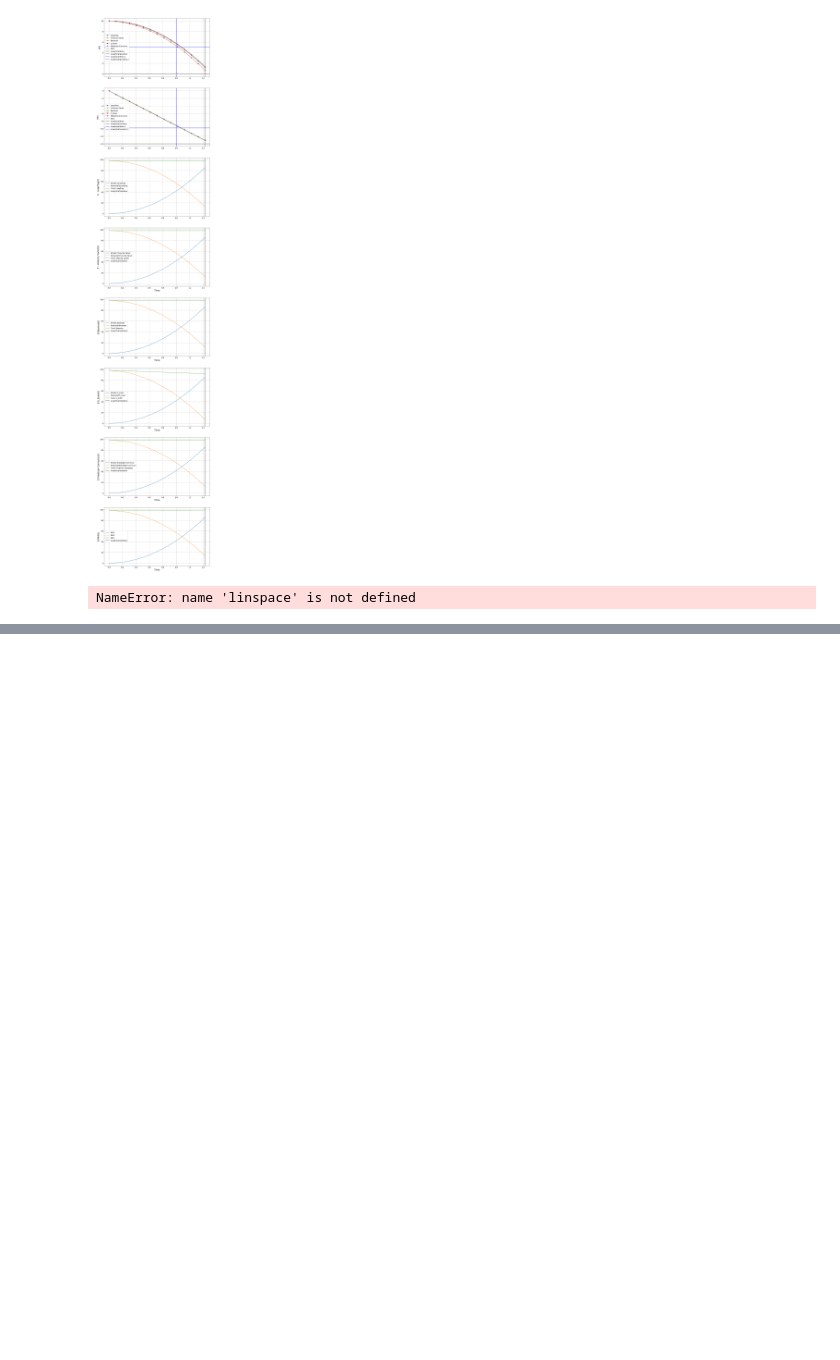
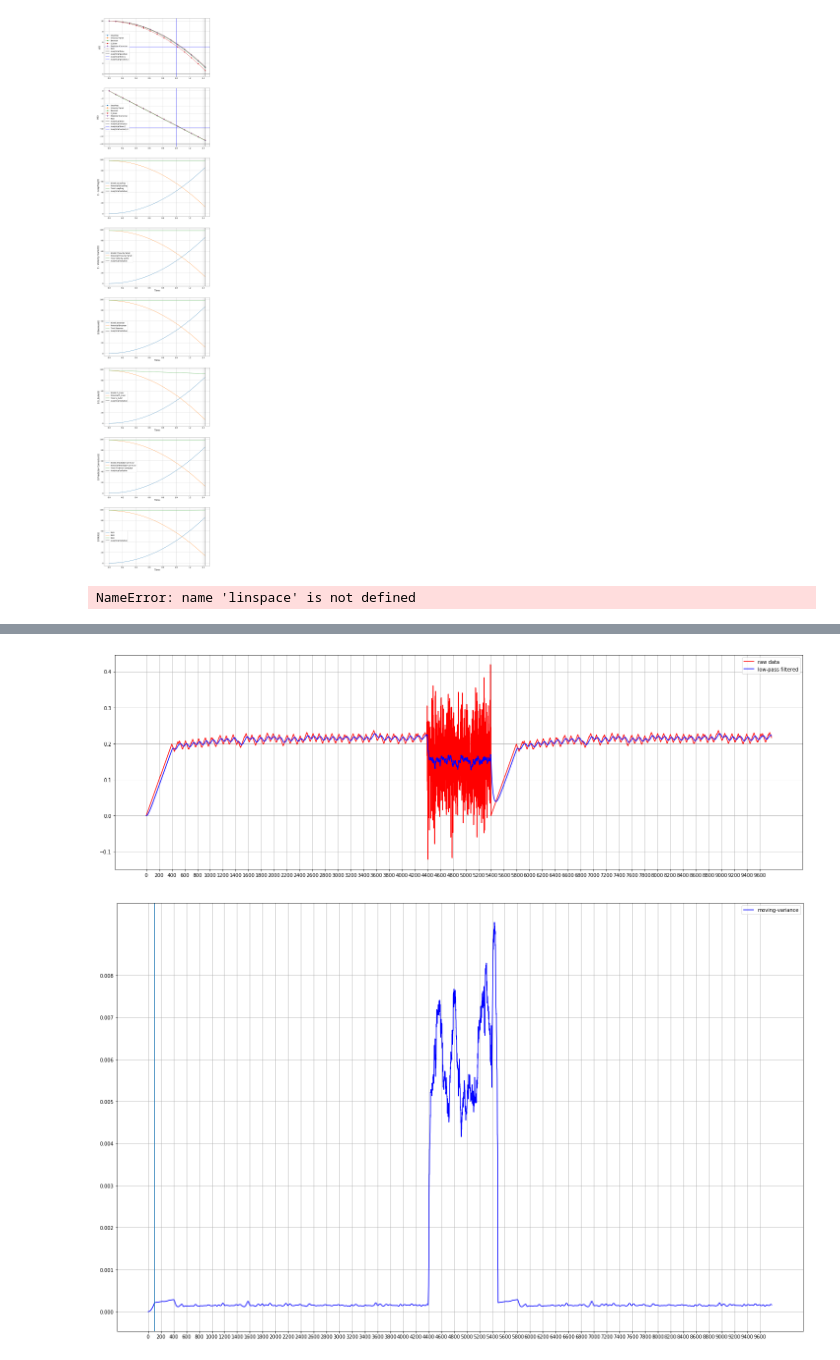
Before and after one commit to DjoleMNE/Lazy_Robot_Control_by_Relaxation_of_Motion_and_Force_Constraints, a Jupyter notebook: integrator_python_testing.ipynb, the cells around one changed output, grey strips where cells are left out. Cells and saved outputs as stored; diff of their text form; code cells hidden in the pictures; blank space fills up the shorter version.

```diff
--- a/integrator_python_testing.ipynb
+++ b/integrator_python_testing.ipynb
@@ -874,0 +1013,46 @@ plt.tight_layout()
+# %%
+f=open("bias_signal.txt", "r")
+lines = f.read().strip().split("\n")
+bias_signal_1 = np.array(np.float32(lines))
+f.close()
+bias_signal = np.concatenate((bias_signal_1, np.array(0.15 + random_data)), axis=None)
+bias_signal = np.concatenate((bias_signal, bias_signal_1), axis=None)
+alpha_low = 0.97
+alpha_high = 0.1
+
+plt.figure(figsize=(25,8))
+major_ticks = np.arange(0, len(bias_signal), 200)
+minor_ticks = np.arange(-1, 1, 0.1)
+plt.xticks(major_ticks)
+plt.yticks(minor_ticks)
+plt.plot(bias_signal, c= 'red', label = "raw data")
+
+low_sine5 = lowpass_filter(bias_signal, alpha_low)
+plt.plot(low_sine5, c= 'blue', label = "low-pass filtered")
+
+# high_sine5 = highpass_filter(bias_signal, alpha_high)
+# plt.plot(high_sine5, c= 'green', label = "high-pass filtered")
+plt.grid()
+plt.legend()
+plt.show()
+
+win_size = 100
+var_calc = RunningStats(win_size)
+moving_var = []
+for i, step in enumerate(bias_signal):
+    var_calc.push(step)
+    moving_var.append(var_calc.get_var())
+moving_var = np.array(moving_var)
+
+plt.figure(figsize=(25,16))
+plt.plot(moving_var, c= 'blue', label = "moving-variance")
+plt.xticks(major_ticks)
+minor_ticks = np.arange(0, 0.009, 0.001)
+plt.yticks(minor_ticks)
+plt.axvline(x=win_size)
+plt.grid()
+plt.legend()
+plt.show()
+# %% [output]
+[figure, added]
+[figure, added]
```
Also changed, not shown: parts of 13 cells of this notebook, 2 other files.
